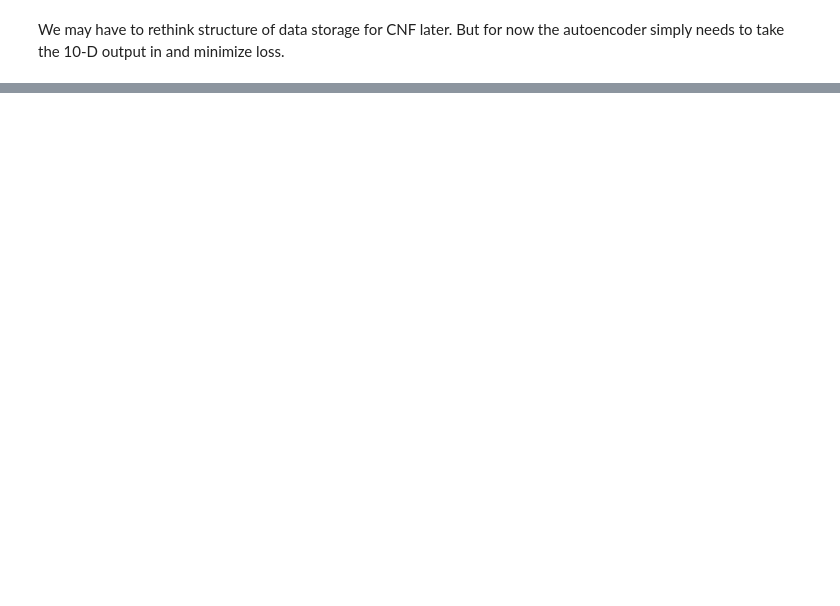
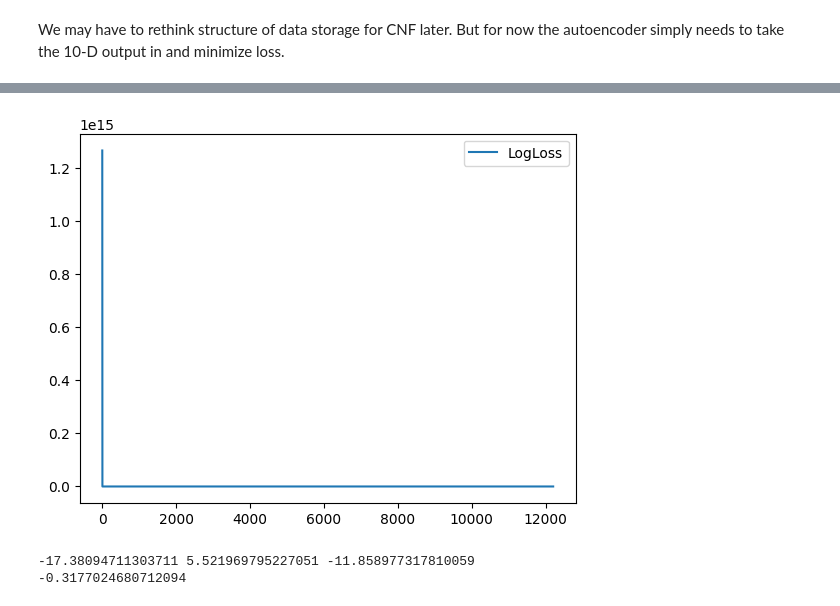
Before and after one commit to vigneshK0404/NOva_Fitter_CNF, a Jupyter notebook: CNF.ipynb, the cells around one changed output, grey strips where cells are left out. Drawn from its saved outputs; the diff is of its cells as text; code cells hidden in the pictures; blank space fills up the shorter version.

```diff
--- a/CNF.ipynb
+++ b/CNF.ipynb
@@ -124 +243,15 @@ class autoEncoder(torch.nn.Module):
+# %%
+totalLoss = np.array(logLoss) + np.array(reconLoss)
+plt.plot(logLoss,label="LogLoss")
+#plt.plot(reconLoss,label="reconLoss")
+#plt.plot(totalLoss, label="totalLoss")
+plt.legend()
+plt.show()
+
+print(logLoss[-1], reconLoss[-1],totalLoss[-1])
+print(reconLoss[-1]/logLoss[-1])
+# %% [output]
+[figure, added]
+-17.38094711303711 5.521969795227051 -11.858977317810059
+-0.3177024680712094
 # %%
```
Also changed, not shown: parts of 15 cells of this notebook.
